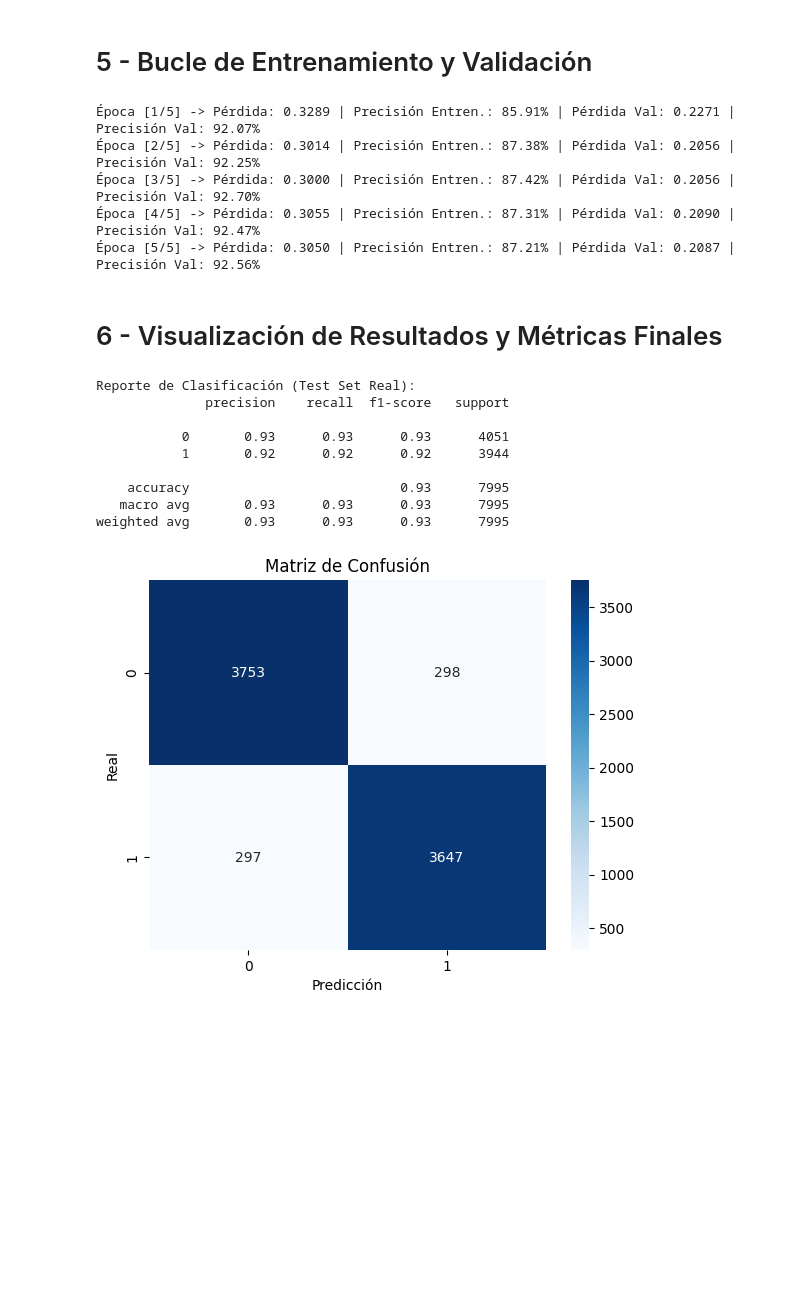
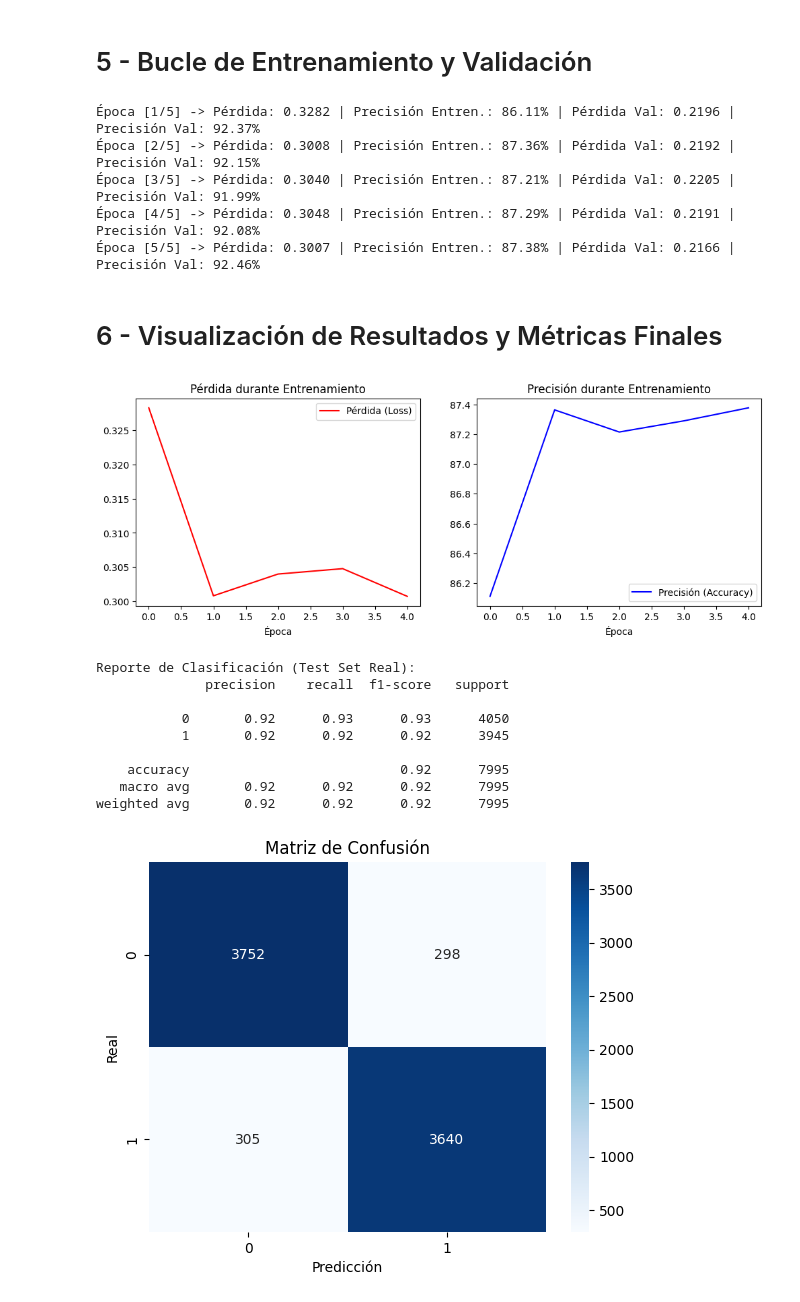
Before and after one commit to TheGamerJNC/Proyecto2_IntroduccionALaInteligenciaArtificial, a Jupyter notebook: Proyecto2_IntroducciónALaInteligenciaArtificial_JuanNavarroCastagnoli.ipynb, the cells around one changed output. Drawn from its saved outputs; the diff is of its cells as text; code cells hidden in the pictures; blank space fills up the shorter version.

```diff
--- a/Proyecto2_IntroducciónALaInteligenciaArtificial_JuanNavarroCastagnoli.ipynb
+++ b/Proyecto2_IntroducciónALaInteligenciaArtificial_JuanNavarroCastagnoli.ipynb
@@ -297,6 +296,10 @@ optimizer = torch.optim.Adam(model.fc.parameters(), lr=0.001, weight_decay=1e-4)
 # 5 - Bucle de Entrenamiento y Validación
 # %%
 num_epochs = 5
+
+# Listas para almacenar métricas y poder graficarlas
+history_loss = []
+history_acc = []
 
 for epoch in range(num_epochs):
   # --- Fase de Entrenamiento ---
@@ -321,6 +324,10 @@ for epoch in range(num_epochs):
   epoch_loss = running_loss / len(train_loader.dataset)
   epoch_acc = 100. * correct_train / total_train
 
+  # Guardar en el historial
+  history_loss.append(epoch_loss)
+  history_acc.append(epoch_acc)
+
   # --- Fase de Validación ---
   model.eval()
   correct_val = 0
@@ -328,75 +335,76 @@ for epoch in range(num_epochs):
   val_loss = 0.0
 
   with torch.no_grad():
-    # Usar test_loader (que tiene etiquetas) para la validación
     for inputs, labels in test_loader:
       inputs, labels = inputs.to(device), labels.to(device)
-
       outputs = model(inputs)
       loss = criterion(outputs, labels)
-
       val_loss += loss.item() * inputs.size(0)
       _, predicted = outputs.max(1)
       total_val += labels.size(0)
       correct_val += predicted.eq(labels).sum().item()
 
-  # Impresión de métricas
   val_loss_avg = val_loss / len(test_loader.dataset)
   val_acc = 100. * correct_val / total_val
   print(f"Época [{epoch+1}/{num_epochs}] -> Pérdida: {epoch_loss:.4f} | Precisión Entren.: {epoch_acc:.2f}% | Pérdida Val: {val_loss_avg:.4f} | Precisión Val: {val_acc:.2f}%")
 # %% [output]
-Época [1/5] -> Pérdida: 0.3289 | Precisión Entren.: 85.91% | Pérdida Val: 0.2271 | Precisión Val: 92.07%
-Época [2/5] -> Pérdida: 0.3014 | Precisión Entren.: 87.38% | Pérdida Val: 0.2056 | Precisión Val: 92.25%
-Época [3/5] -> Pérdida: 0.3000 | Precisión Entren.: 87.42% | Pérdida Val: 0.2056 | Precisión Val: 92.70%
-Época [4/5] -> Pérdida: 0.3055 | Precisión Entren.: 87.31% | Pérdida Val: 0.2090 | Precisión Val: 92.47%
-Época [5/5] -> Pérdida: 0.3050 | Precisión Entren.: 87.21% | Pérdida Val: 0.2087 | Precisión Val: 92.56%
+Época [1/5] -> Pérdida: 0.3282 | Precisión Entren.: 86.11% | Pérdida Val: 0.2196 | Precisión Val: 92.37%
+Época [2/5] -> Pérdida: 0.3008 | Precisión Entren.: 87.36% | Pérdida Val: 0.2192 | Precisión Val: 92.15%
+Época [3/5] -> Pérdida: 0.3040 | Precisión Entren.: 87.21% | Pérdida Val: 0.2205 | Precisión Val: 91.99%
+Época [4/5] -> Pérdida: 0.3048 | Precisión Entren.: 87.29% | Pérdida Val: 0.2191 | Precisión Val: 92.08%
+Época [5/5] -> Pérdida: 0.3007 | Precisión Entren.: 87.38% | Pérdida Val: 0.2166 | Precisión Val: 92.46%
 # %% [markdown]
 # 6 - Visualización de Resultados y Métricas Finales
 # %%
-# (Simponiendo que guardaste history_loss y history_acc en el bucle anterior)
 # Gráficas de entrenamiento
 def plot_metrics(train_loss, train_acc):
     plt.figure(figsize=(12, 4))
     plt.subplot(1, 2, 1)
-    plt.plot(train_loss, label='Loss')
+    plt.plot(train_loss, label='Pérdida (Loss)', color='red')
     plt.title('Pérdida durante Entrenamiento')
+    plt.xlabel('Época')
     plt.legend()
 
     plt.subplot(1, 2, 2)
-    plt.plot(train_acc, label='Accuracy')
+    plt.plot(train_acc, label='Precisión (Accuracy)', color='blue')
     plt.title('Precisión durante Entrenamiento')
+    plt.xlabel('Época')
     plt.legend()
     plt.show()
+
+# Llamada a la función con los datos recolectados
+plot_metrics(history_loss, history_acc)
 
 # Evaluación final en el conjunto de Test
 model.eval()
 all_preds = []
 all_labels = []
 with torch.no_grad():
     for inputs, labels in test_loader:
         inputs, labels = inputs.to(device), labels.to(device)
         outputs = model(inputs)
         _, predicted = outputs.max(1)
         all_preds.extend(predicted.cpu().numpy())
         all_labels.extend(labels.cpu().numpy())
 
 from sklearn.metrics import classification_report, confusion_matrix
 print("\nReporte de Clasificación (Test Set Real):")
 print(classification_report(all_labels, all_preds))
 
 sns.heatmap(confusion_matrix(all_labels, all_preds), annot=True, fmt='d', cmap='Blues')
 plt.xlabel('Predicción')
 plt.ylabel('Real')
 plt.title('Matriz de Confusión')
 plt.show()
 # %% [output]
+[figure, new version]
 Reporte de Clasificación (Test Set Real):
               precision    recall  f1-score   support
 
-           0       0.93      0.93      0.93      4051
-           1       0.92      0.92      0.92      3944
+           0       0.92      0.93      0.93      4050
+           1       0.92      0.92      0.92      3945
 
-    accuracy                           0.93      7995
-   macro avg       0.93      0.93      0.93      7995
-weighted avg       0.93      0.93      0.93      7995
+    accuracy                           0.92      7995
+   macro avg       0.92      0.92      0.92      7995
+weighted avg       0.92      0.92      0.92      7995
-[figure, old version]
+[figure, added]
```
Also changed, not shown: parts of 5 cells of this notebook.
